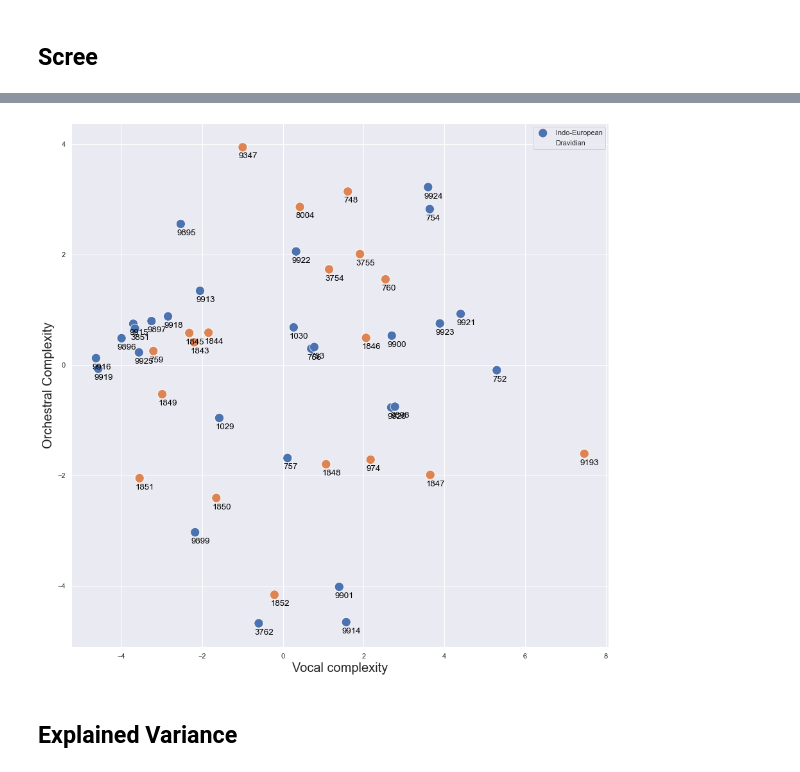
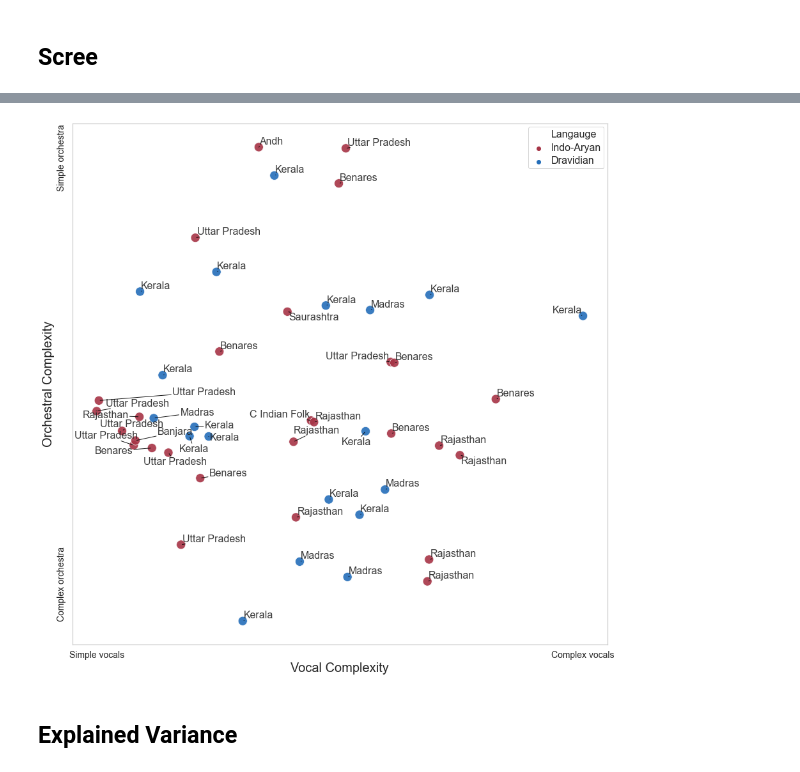
Before and after one commit to comp-music-lab/sfc-journal-2020, a Jupyter notebook: PCA.ipynb, the cells around one changed output, grey strips where cells are left out. Drawn from its saved outputs; the diff is of its cells as text; code cells hidden in the pictures.

```diff
--- a/PCA.ipynb
+++ b/PCA.ipynb
@@ -84,32 +70,50 @@ plt.savefig("./figs/pca/partial_recordings_all_feat.png")
-# %%
-colors = cm.get_cmap('viridis', 9232)
-
-fig = plt.figure(figsize = (15,15))
-ax = fig.add_subplot(1,1,1)
-targets = codings['language']
-for target, color in zip(targets,colors.colors):
-    indicesToKeep = finalDf['language'] == target
-    p1 = sns.scatterplot(finalDf.loc[indicesToKeep, 'Vocal Complexity']
-               , finalDf.loc[indicesToKeep, 'Instrumentation'], hue=targets, s=200)
-
-p1.set_xlabel('Vocal complexity', fontsize=20)
-p1.set_ylabel('Orchestral Complexity', fontsize=20)
-plt.rcParams.update({'font.size':16})
-
-# If you want to add annotations uncomment the following lines
-for line in range(0,codings.shape[0]):
-     p1.text(finalDf.loc[line, 'Vocal Complexity']-0.1, finalDf.loc[line, 'Instrumentation']-0.2,
-             codings.loc[line, 'canto_coding_id'], horizontalalignment='left', size='small', color='black', weight='light')
-
-
-lgnd = ax.legend(targets.unique(), loc="upper right")
-for handle in lgnd.legendHandles:
-    handle._size = [20.0]
-
-plt.rcParams.update({'font.size': 12})
-plt.savefig("./figs/pca_cid/partial_recordings_all_feat.png")
-# %% [output]
-[figure, removed]
+# %%
+codings = codings.rename(columns = {'language':'Langauge'})
+codings = codings.replace({'Indo-European':'Indo-Aryan'})
+
+
+fig = plt.figure(figsize = (15,15))
+matplotlib.rcParams['font.size'] = 16
+
+#turn off grid
+sns.set_style("whitegrid", {'axes.grid' : False})
+
+#define targets for colors
+targets = codings['Langauge']
+
+ax = sns.scatterplot(finalDf.loc[:, pc1],
+                     finalDf.loc[:, pc2],
+                     palette=['#A63446', '#246EB9'], alpha=.9, hue=targets, s=200)
+
+#axis labels
+ax.set_xlabel(pc1, fontsize=20)
+ax.set_ylabel(pc2, fontsize=20)
+
+#legend
+plt.setp(ax.get_legend().get_texts(), fontsize='16') # for legend text
+
+plt.xticks((finalDf[pc1].min(),finalDf[pc1].max()),
+           ('Simple vocals', 'Complex vocals'),
+           fontsize=14)
+
+plt.yticks((finalDf[pc2].min(),finalDf[pc2].max()-.8),
+           ('Complex orchestra', 'Simple orchestra'),
+           rotation='vertical', va='bottom',fontsize=14)
+#annotations
+texts = [plt.text(finalDf.loc[line, pc1],
+                  finalDf.loc[line, pc2],
+                  codings.loc[line, 'culture'],
+                  ha='center', va='center', alpha=.9,
+                  weight='light', size='medium')
+         for line in range(0,codings.shape[0])]
+
+#adjust annotations
+adjust_text(texts, arrowprops=dict(arrowstyle='-', alpha=.9, color='black'))
+
+#save to disk
+plt.savefig("./figs/pca/partial_recordings_all_feat.png")
+# %% [output]
+[figure, added]
 # %% [markdown]
 ## Explained Variance
 # %%
```
Also changed, not shown: parts of 28 cells of this notebook, 13 other files.
